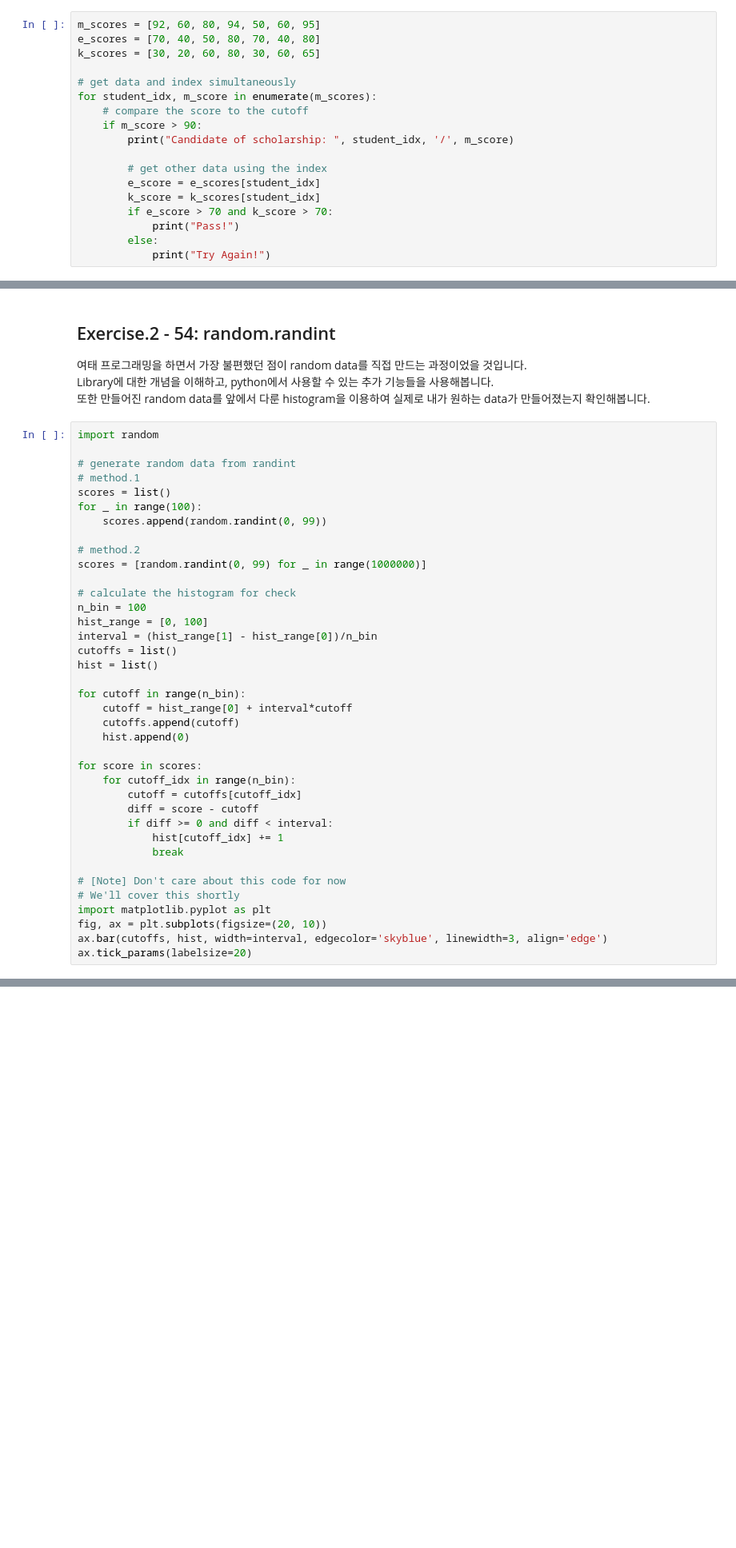
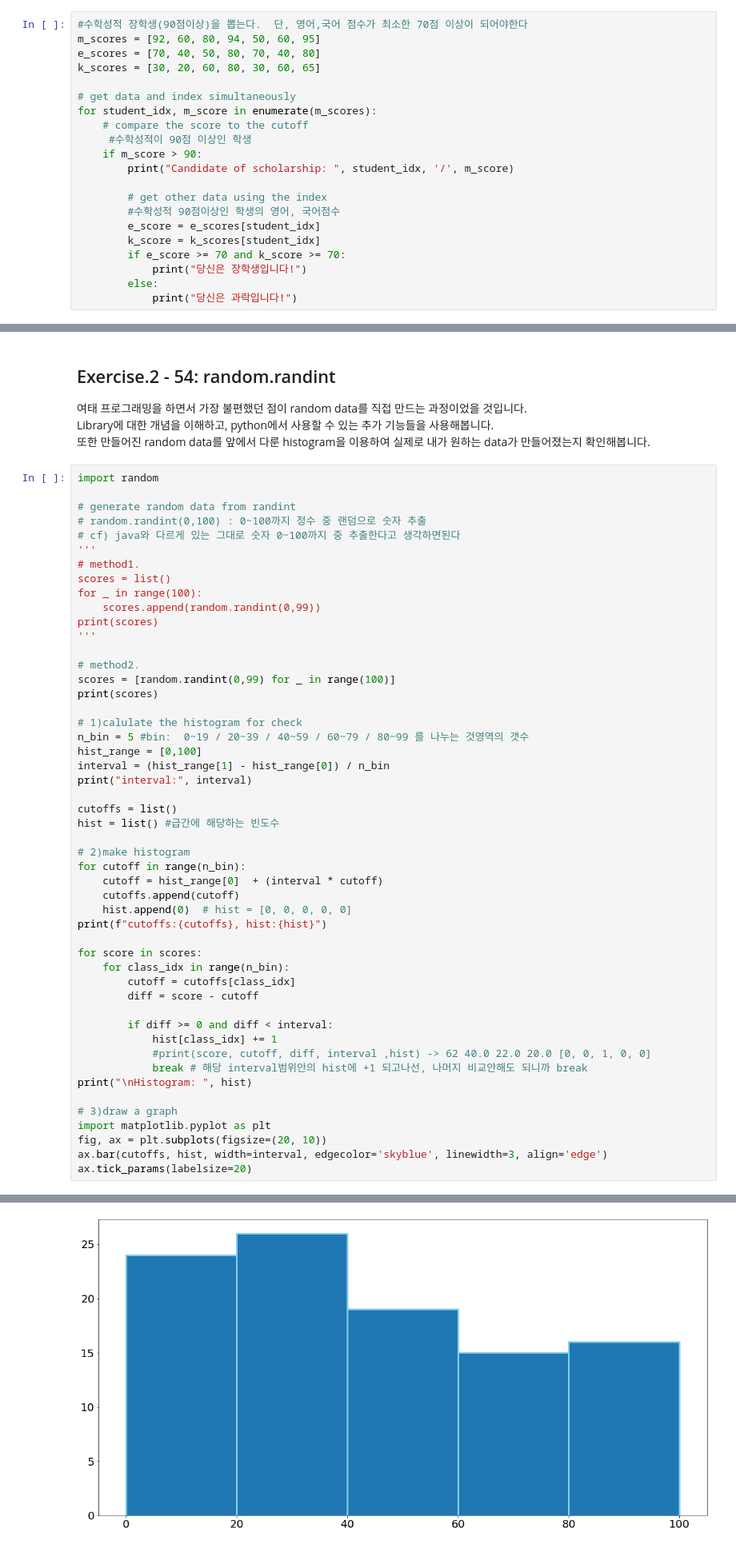
Before and after one commit to jjy961228/INF_DeepLearning, a Jupyter notebook: INF_DeepLearning2/P4DL_Lv2_Lecture_Code.ipynb, the cells around one changed output, grey strips where cells are left out. Shown at 80% size. Cells and saved outputs as stored; diff of their text form; blank space fills up the shorter version.

```diff
--- a/INF_DeepLearning2/P4DL_Lv2_Lecture_Code.ipynb
+++ b/INF_DeepLearning2/P4DL_Lv2_Lecture_Code.ipynb
@@ -387,6 +466,7 @@ for score_idx, score in enumerate(scores):
 ## Exercise.2 - 18: 수학 장학생 선정하기
 data의 index와 data가 함께 사용될 때 enumerate을 적용하는 방법에 대해 생각해봅니다.
 # %%
+#수학성적 장학생(90점이상)을 뽑는다.  단, 영어,국어 점수가 최소한 70점 이상이 되어야한다
 m_scores = [92, 60, 80, 94, 50, 60, 95]
 e_scores = [70, 40, 50, 80, 70, 40, 80]
 k_scores = [30, 20, 60, 80, 30, 60, 65]
@@ -394,13 +474,15 @@ k_scores = [30, 20, 60, 80, 30, 60, 65]
 # get data and index simultaneously
 for student_idx, m_score in enumerate(m_scores):
     # compare the score to the cutoff
+     #수학성적이 90점 이상인 학생
     if m_score > 90:
         print("Candidate of scholarship: ", student_idx, '/', m_score)
 
         # get other data using the index
+        #수학성적 90점이상인 학생의 영어, 국어점수
         e_score = e_scores[student_idx]
         k_score = k_scores[student_idx]
-        if e_score > 70 and k_score > 70:
-            print("Pass!")
+        if e_score >= 70 and k_score >= 70:
+            print("당신은 장학생입니다!")
         else:
-            print("Try Again!")
+            print("당신은 과락입니다!")
@@ -1180,37 +1491,50 @@ Library에 대한 개념을 이해하고, python에서 사용할 수 있는 추
 import random
 
 # generate random data from randint
-# method.1
+# random.randint(0,100) : 0~100까지 정수 중 랜덤으로 숫자 추출
+# cf) java와 다르게 있는 그대로 숫자 0~100까지 중 추출한다고 생각하면된다
+'''
+# method1.
 scores = list()
 for _ in range(100):
-    scores.append(random.randint(0, 99))
+    scores.append(random.randint(0,99))
+print(scores)
+'''
 
-# method.2
-scores = [random.randint(0, 99) for _ in range(1000000)]
+# method2.
+scores = [random.randint(0,99) for _ in range(100)]
+print(scores)
 
-# calculate the histogram for check
-n_bin = 100
-hist_range = [0, 100]
-interval = (hist_range[1] - hist_range[0])/n_bin
+# 1)calulate the histogram for check
+n_bin = 5 #bin:  0~19 / 20~39 / 40~59 / 60~79 / 80~99 를 나누는 것영역의 갯수
+hist_range = [0,100]
+interval = (hist_range[1] - hist_range[0]) / n_bin
+print("interval:", interval)
+
 cutoffs = list()
-hist = list()
+hist = list() #급간에 해당하는 빈도수
 
+# 2)make histogram
 for cutoff in range(n_bin):
-    cutoff = hist_range[0] + interval*cutoff
+    cutoff = hist_range[0]  + (interval * cutoff)
     cutoffs.append(cutoff)
-    hist.append(0)
+    hist.append(0)  # hist = [0, 0, 0, 0, 0]
+print(f"cutoffs:{cutoffs}, hist:{hist}")
 
 for score in scores:
-    for cutoff_idx in range(n_bin):
-        cutoff = cutoffs[cutoff_idx]
+    for class_idx in range(n_bin):
+        cutoff = cutoffs[class_idx]
         diff = score - cutoff
+
         if diff >= 0 and diff < interval:
-            hist[cutoff_idx] += 1
-            break
+            hist[class_idx] += 1
+            #print(score, cutoff, diff, interval ,hist) -> 62 40.0 22.0 20.0 [0, 0, 1, 0, 0]
+            break # 해당 interval범위안의 hist에 +1 되고나선, 나머지 비교안해도 되니까 break
+print("\nHistogram: ", hist)
 
-# [Note] Don't care about this code for now
-# We'll cover this shortly
+# 3)draw a graph
 import matplotlib.pyplot as plt
 fig, ax = plt.subplots(figsize=(20, 10))
 ax.bar(cutoffs, hist, width=interval, edgecolor='skyblue', linewidth=3, align='edge')
 ax.tick_params(labelsize=20)
+# %% [output]
@@ -1217,3 +1547,4 @@ ax.tick_params(labelsize=20)
+[figure, added]
 # %% [markdown]
 ## Exercise.2 - 55: random.gauss
 가장 많이 사용되는 random data는 normal/Gauss distribution에서 부터 만들어진 data입니다.<br>
```
Also changed, not shown: parts of 58 cells of this notebook.
